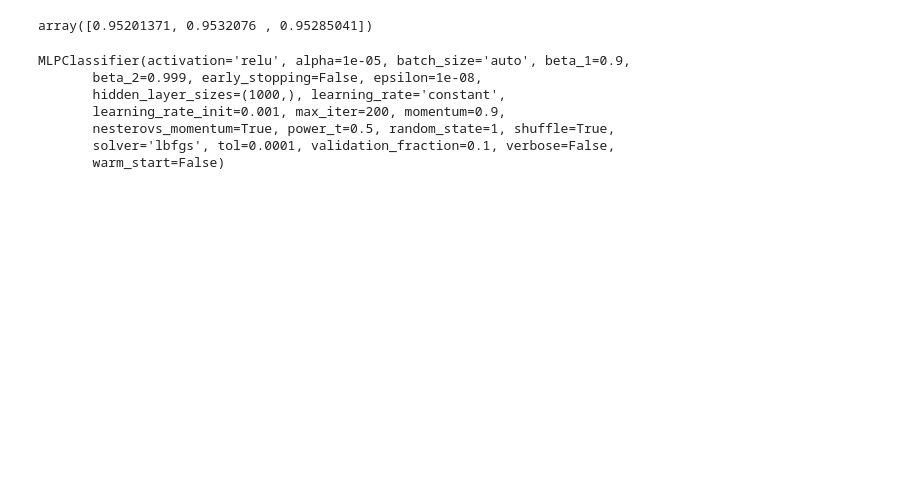
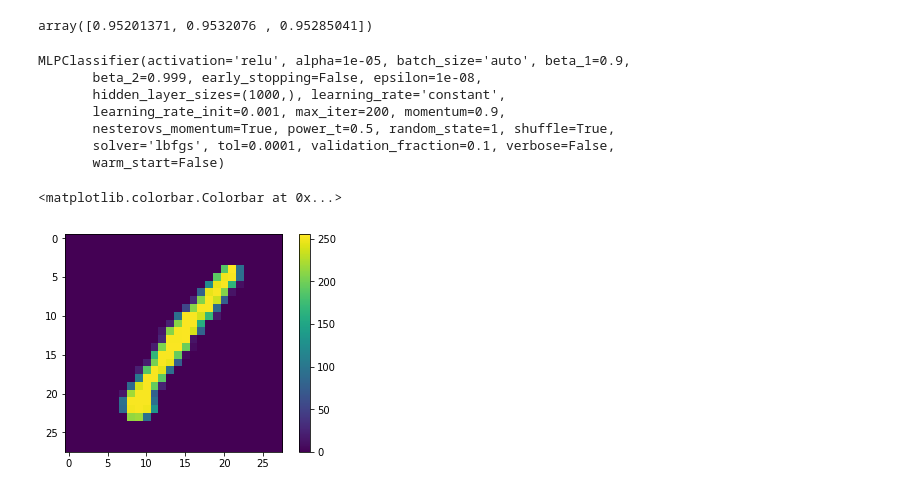
Before and after one commit to shalundia/Kaggle, a Jupyter notebook: digit-recognizer/Untitled.ipynb, the cells around one changed output. Drawn from its saved outputs; the diff is of its cells as text; code cells hidden in the pictures; blank space fills up the shorter version.

```diff
--- a/digit-recognizer/Untitled.ipynb
+++ b/digit-recognizer/Untitled.ipynb
@@ -3,6 +3,7 @@ from sklearn.neural_network import MLPClassifier
 import pandas as pd
 import numpy as np
 
-data=pd.read_csv('train.csv')
-data.columns
+data=np.loadtxt(open('train.csv', "rb"), delimiter=",", skiprows=1)
+
+data.shape
 # %% [output]
@@ -40,3 +53,13 @@ sub=pd.DataFrame()
 sub['ImageId']=np.arange(start=1,stop=(len(test)+1))
 sub['Label']=clf.predict(test)
 sub.to_csv("submission.csv",index=False)
+# %%
+import matplotlib.pyplot as plt
+import numpy as np
+plt.figure()
+plt.imshow(np.array(train.iloc[0]).reshape(28,28))
+
+plt.colorbar()
+# %% [output]
+<matplotlib.colorbar.Colorbar at 0x...>
+[figure, added]
```
Also changed, not shown: parts of 5 cells of this notebook, 3 other files.
